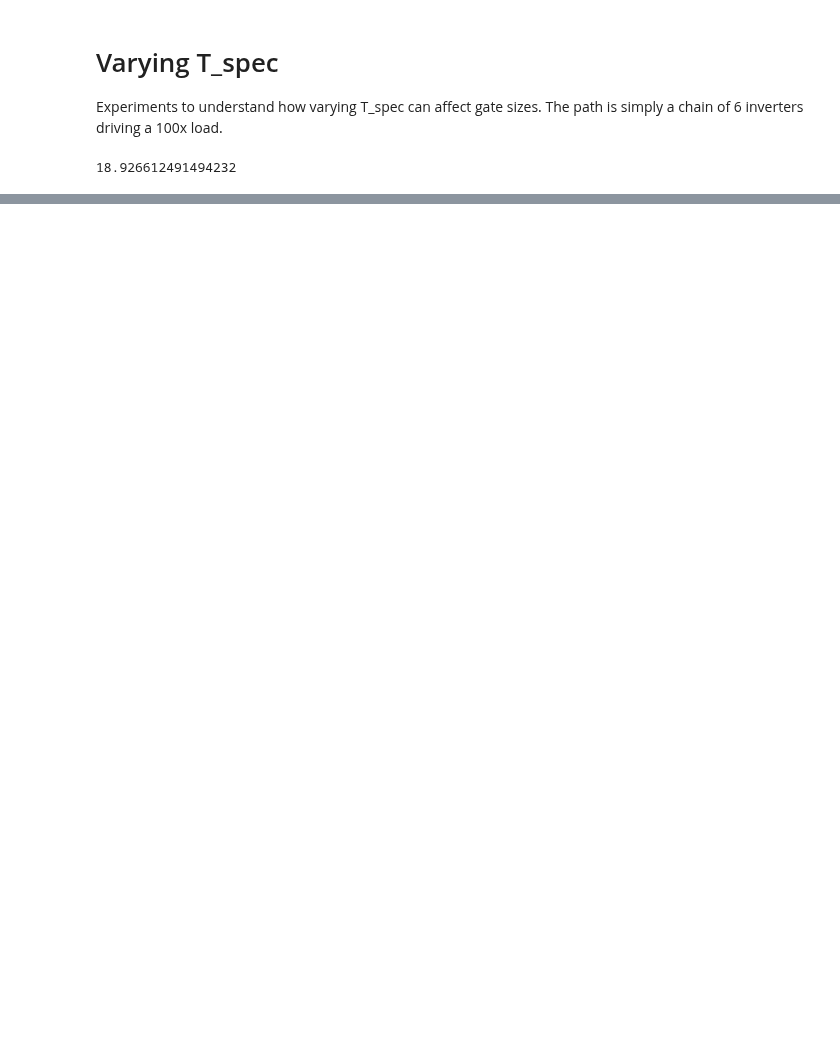
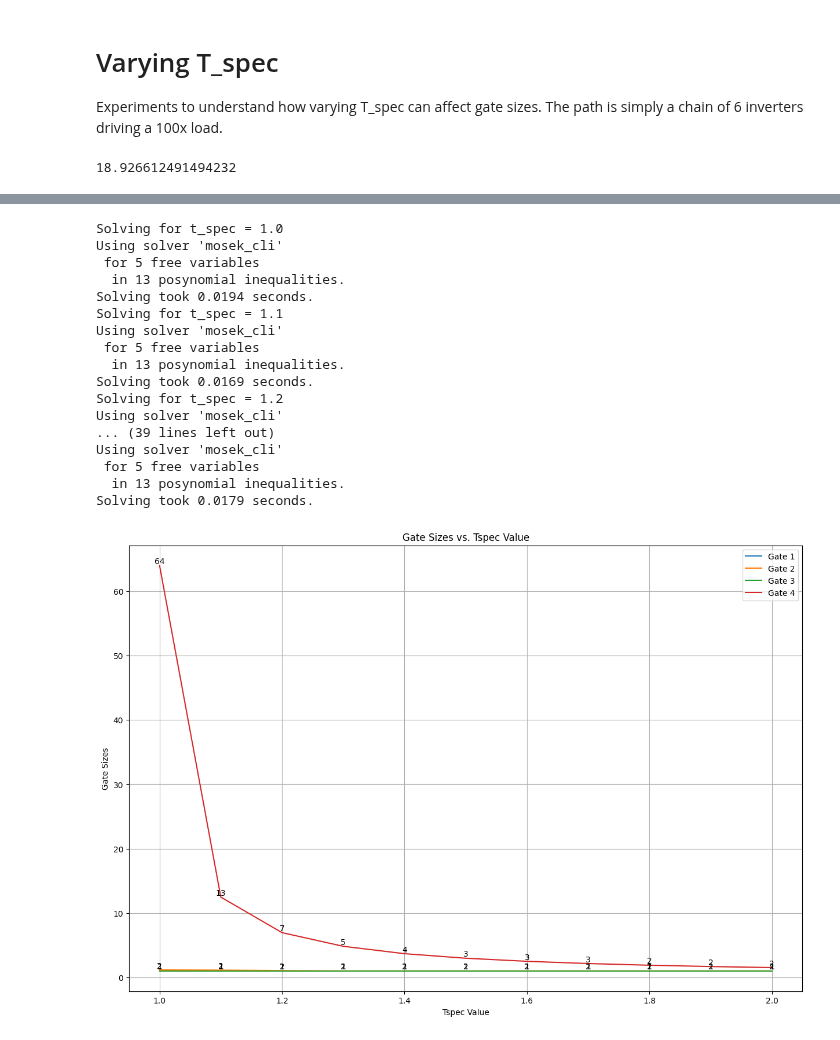
Before and after one commit to iamkarthikbk/ee6332-2025, a Jupyter notebook: path-based-dm-am.ipynb, the cells around one changed output, grey strips where cells are left out. Saved outputs shown, nothing was run; the diff lists cells and outputs as text; code cells hidden in the pictures; blank space fills up the shorter version.

Commit message:
used math.ceil for rounding up the gate sizes

```diff
--- a/path-based-dm-am.ipynb
+++ b/path-based-dm-am.ipynb
@@ -281,6 +281,7 @@ def custom_solver(tspec_factor):
 # %%
 import matplotlib.pyplot as plt
 import numpy as np
+import math
 # range() can't be used with float -,-
 desired_tspec_values = [1.0, 1.1, 1.2, 1.3, 1.4, 1.5, 1.6, 1.7, 1.8, 1.9, 2.0]
 # list to capture t_arrival
@@ -312,7 +313,7 @@ plt.grid(True)
 for i in range(6):
     gate_sizes_for_gate_i = [gate_sizes[i] for gate_sizes in gate_sizes_values]
     for x, y in zip(desired_tspec_values, gate_sizes_for_gate_i):
-        label = int(round(y))  # Round to nearest integer
+        label = int(math.ceil(y))  # Round to nearest integer
         plt.text(x, y, label, ha='center', va='bottom')  # Adjust alignment as needed
 
 # Show the plot
@@ -342,0 +446,59 @@ Experimenting with a different circuit
+# %%
+import matplotlib.pyplot as plt
+import numpy as np
+import math
+# range() can't be used with float -,-
+desired_tspec_values = [1.0, 1.1, 1.2, 1.3, 1.4, 1.5, 1.6, 1.7, 1.8, 1.9, 2.0]
+# list to capture t_arrival
+t_arrival_values = []
+# list to capture gate_sizes
+gate_sizes_values = []
+for tspec in desired_tspec_values:
+  print(f'Solving for t_spec = {tspec}')
+  (t_arrival, gate_sizes), _ = custom_solver(tspec)
+  t_arrival_values.append(t_arrival)
+  gate_sizes_values.append(gate_sizes)
+  # plt.plot(np.array(desired_tspec_values), gate_sizes)
+
+# Create the plot
+plt.figure(figsize=(15, 10))  # Adjust figure size as needed
+
+for i in range(4):  # Iterate through each gate
+    gate_sizes_for_gate_i = [gate_sizes[i] for gate_sizes in gate_sizes_values]
+    plt.plot(desired_tspec_values, gate_sizes_for_gate_i, label=f'Gate {i+1}')
+
+# Customize the plot
+plt.xlabel('Tspec Value')
+plt.ylabel('Gate Sizes')
+plt.title('Gate Sizes vs. Tspec Value')
+plt.legend()
+plt.grid(True)
+
+# Add data labels
+for i in range(4):
+    gate_sizes_for_gate_i = [gate_sizes[i] for gate_sizes in gate_sizes_values]
+    for x, y in zip(desired_tspec_values, gate_sizes_for_gate_i):
+        label = int(math.ceil(y))  # Round to nearest integer
+        plt.text(x, y, label, ha='center', va='bottom')  # Adjust alignment as needed
+
+# Show the plot
+plt.show()
+# %% [output]
+Solving for t_spec = 1.0
+Using solver 'mosek_cli'
+ for 5 free variables
+  in 13 posynomial inequalities.
+Solving took 0.0194 seconds.
+Solving for t_spec = 1.1
+Using solver 'mosek_cli'
+ for 5 free variables
+  in 13 posynomial inequalities.
+Solving took 0.0169 seconds.
+Solving for t_spec = 1.2
+Using solver 'mosek_cli'
+... (39 lines left out)
+Using solver 'mosek_cli'
+ for 5 free variables
+  in 13 posynomial inequalities.
+Solving took 0.0179 seconds.
+[figure, added]
```
Also changed, not shown: parts of 6 cells of this notebook.
